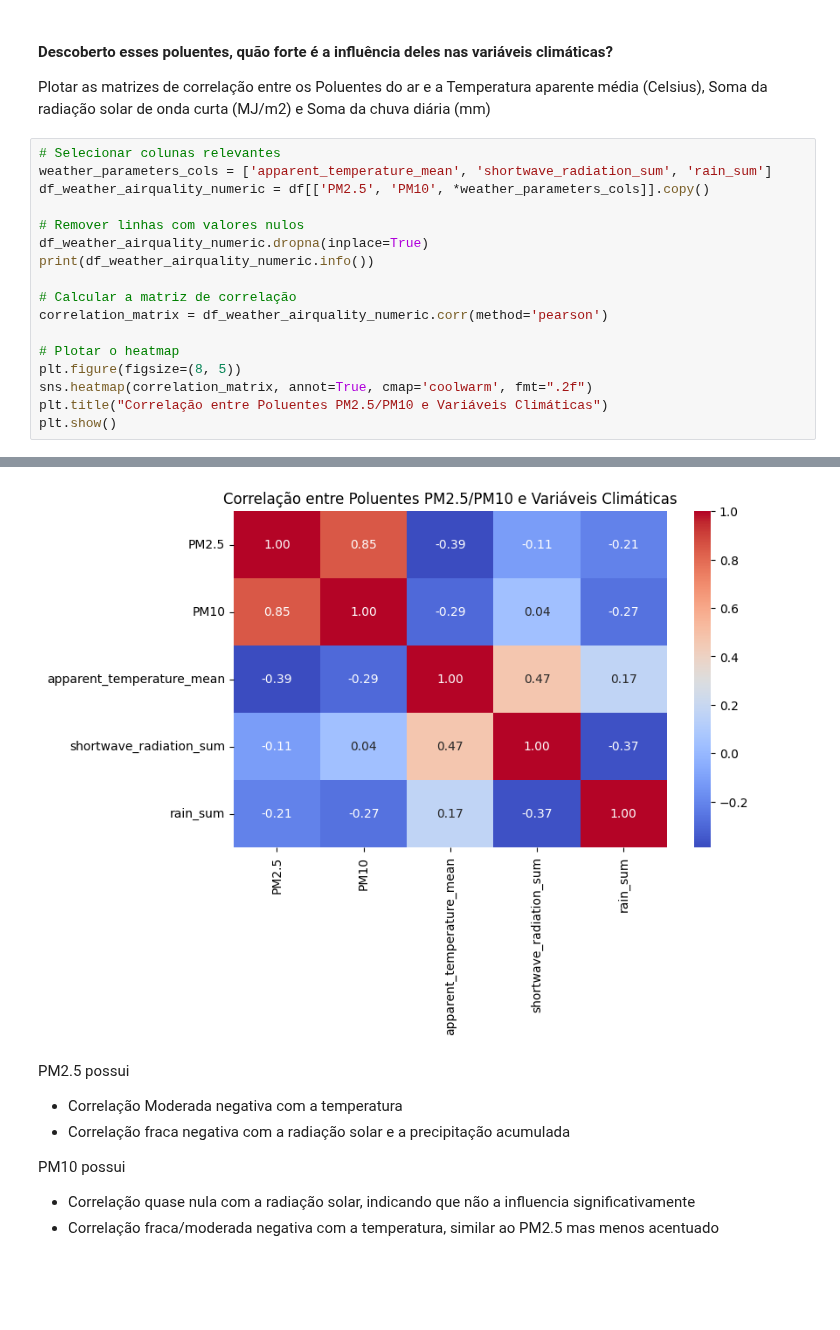
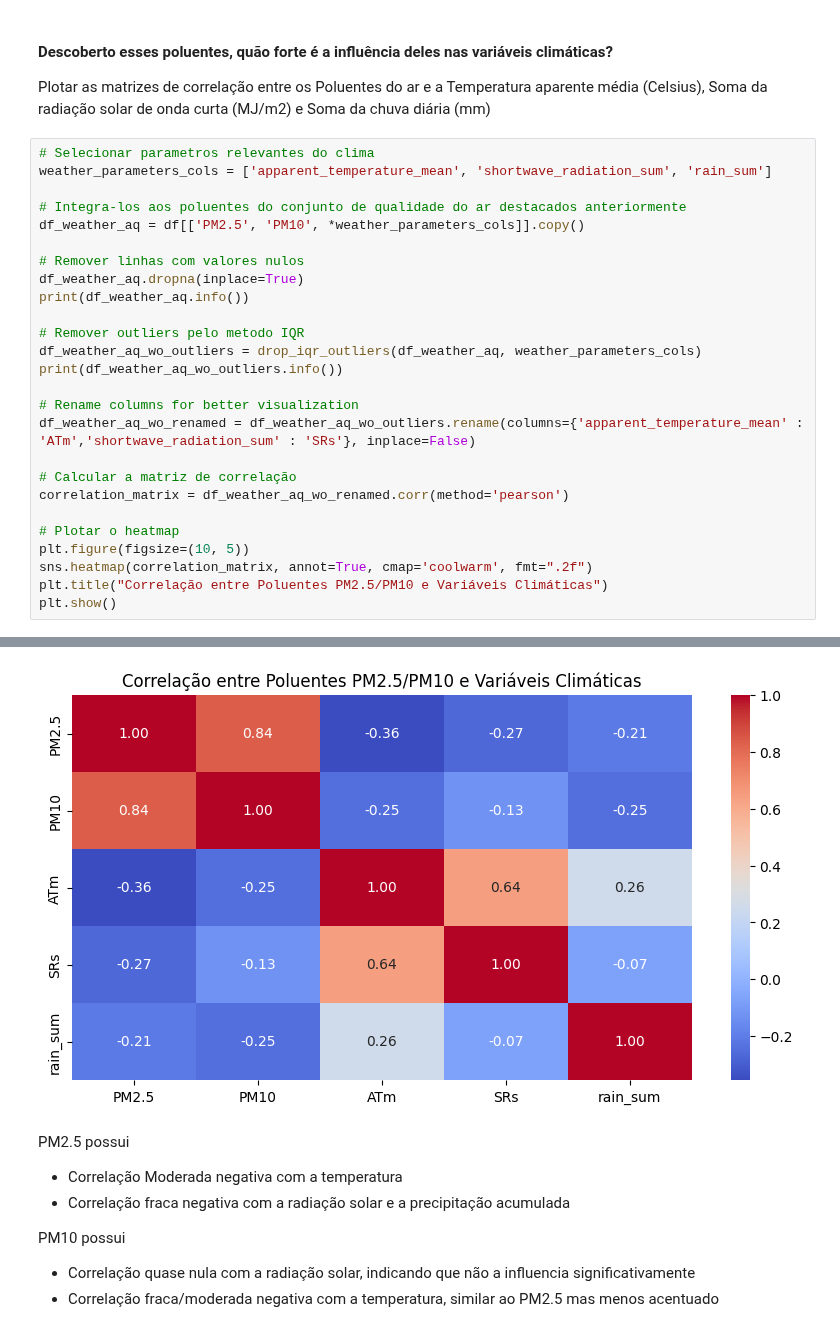
Before and after one commit to raphaelramosds/dca3501-project, a Jupyter notebook: assignments/Trabalho 1 - Parte II - Projeto de Analise de Dados.ipynb, the cells around one changed output, grey strips where cells are left out. Drawn from its saved outputs; the diff is of its cells as text; blank space fills up the shorter version.

Commit message:
feat: remove outliers of weather data
Co-authored-by: Vitor Gabriel <vitorgabriel27@users.noreply.github.com>

```diff
--- a/assignments/Trabalho 1 - Parte II - Projeto de Analise de Dados.ipynb
+++ b/assignments/Trabalho 1 - Parte II - Projeto de Analise de Dados.ipynb
@@ -373,19 +373,28 @@ Com base na matriz de correlação exibida, os poluentes com maior forte influê
 
 Plotar as matrizes de correlação entre os Poluentes do ar e a Temperatura aparente média (Celsius), Soma da radiação solar de onda curta (MJ/m2) e Soma da chuva diária (mm)
 # %%
-# Selecionar colunas relevantes
+# Selecionar parametros relevantes do clima
 weather_parameters_cols = ['apparent_temperature_mean', 'shortwave_radiation_sum', 'rain_sum']
-df_weather_airquality_numeric = df[['PM2.5', 'PM10', *weather_parameters_cols]].copy()
+
+# Integra-los aos poluentes do conjunto de qualidade do ar destacados anteriormente
+df_weather_aq = df[['PM2.5', 'PM10', *weather_parameters_cols]].copy()
 
 # Remover linhas com valores nulos
-df_weather_airquality_numeric.dropna(inplace=True)
-print(df_weather_airquality_numeric.info())
+df_weather_aq.dropna(inplace=True)
+print(df_weather_aq.info())
+
+# Remover outliers pelo metodo IQR
+df_weather_aq_wo_outliers = drop_iqr_outliers(df_weather_aq, weather_parameters_cols)
+print(df_weather_aq_wo_outliers.info())
+
+# Rename columns for better visualization
+df_weather_aq_wo_renamed = df_weather_aq_wo_outliers.rename(columns={'apparent_temperature_mean' : 'ATm','shortwave_radiation_sum' : 'SRs'}, inplace=False)
 
 # Calcular a matriz de correlação
-correlation_matrix = df_weather_airquality_numeric.corr(method='pearson')
+correlation_matrix = df_weather_aq_wo_renamed.corr(method='pearson')
 
 # Plotar o heatmap
-plt.figure(figsize=(8, 5))
+plt.figure(figsize=(10, 5))
 sns.heatmap(correlation_matrix, annot=True, cmap='coolwarm', fmt=".2f")
 plt.title("Correlação entre Poluentes PM2.5/PM10 e Variáveis Climáticas")
 plt.show()
@@ -405,5 +418,5 @@ memory usage: 213.3 KB
 None
-[figure, old version]
+[figure, new version]
 # %% [markdown]
 PM2.5 possui
 - Correlação Moderada negativa com a temperatura
```
Also changed, not shown: parts of 3 cells of this notebook.
